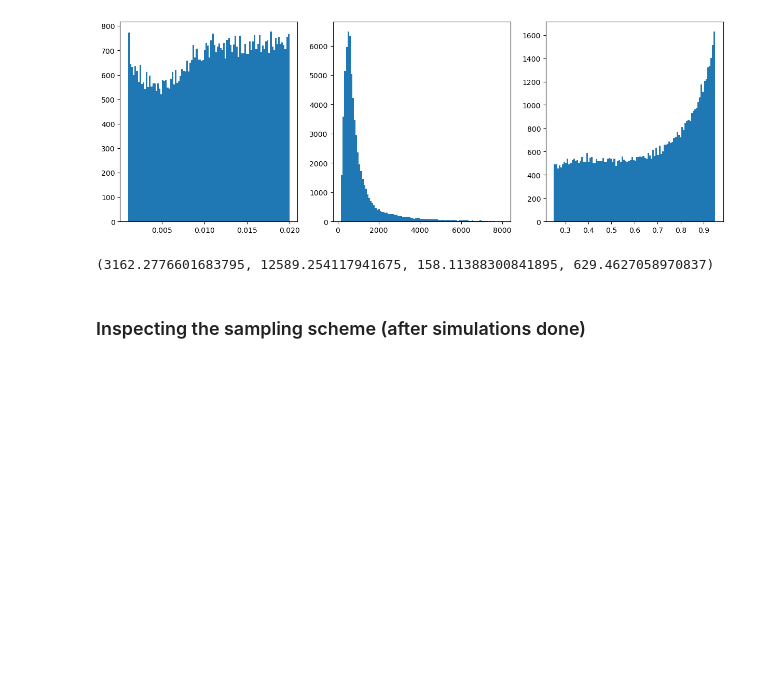
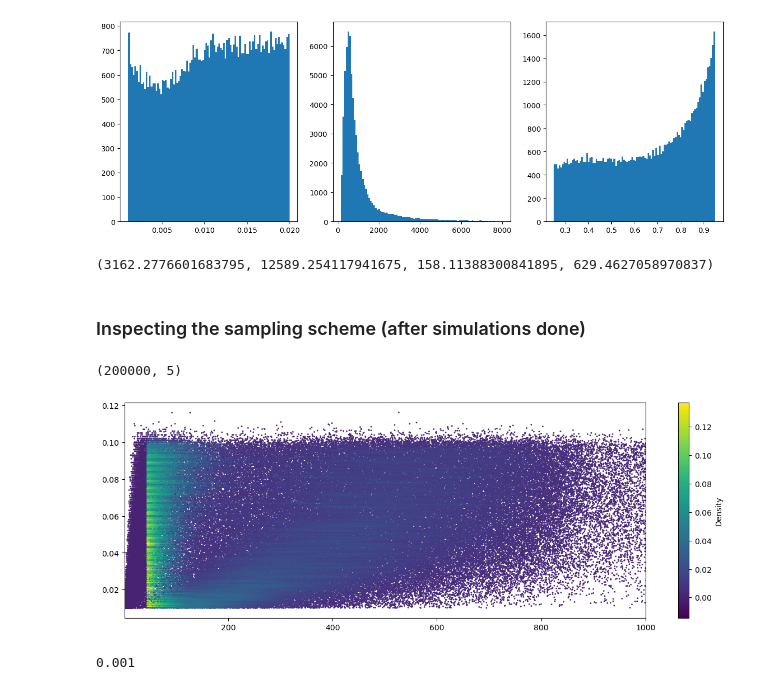
Before and after one commit to ziyimo/popgen-dom-adapt, a Jupyter notebook: DA-SIA/sims/btlnk_sims/sweep_gen_survey.ipynb, the cells around one changed output. Saved outputs shown, nothing was run; the diff lists cells and outputs as text; code cells hidden in the pictures; blank space fills up the shorter version.

```diff
--- a/DA-SIA/sims/btlnk_sims/sweep_gen_survey.ipynb
+++ b/DA-SIA/sims/btlnk_sims/sweep_gen_survey.ipynb
@@ -220,7 +220,7 @@ from matplotlib import cm
 from matplotlib.colors import Normalize
 from scipy.interpolate import interpn
 # %%
-def density_scatter( x , y, ax = None, sort = True, bins = 20, **kwargs )   :
+def density_scatter( x , y, ax = None, sort = True, bins = 200, **kwargs )   :
     """
     Scatter plot colored by 2d histogram
     """
@@ -247,2 +249,2 @@ def density_scatter( x , y, ax = None, sort = True, bins = 20, **kwargs )   :
 # %%
-meta_df = np.genfromtxt('Ugi_1116_sft_scale10.meta', usecols=(1, 2, 3, 4, 5), invalid_raise=False)
+meta_df = np.genfromtxt(f'{dir_path}/pilot0621swp_Nb500.meta', usecols=(1, 2, 3, 4, 5), invalid_raise=False)
@@ -251,2 +251,4 @@ meta_data = np.genfromtxt(f"SASC_1116_sft_scale10.meta", usecols=(1, 2, 3, 4, 5,
 # %%
-meta_data.shape
+meta_df.shape
+# %% [output]
+(200000, 5)
@@ -259,14 +255,15 @@ meta_data
 # %%
 ## For sft swp only: examine drift gen vs. init freq.
 
+# fig, main_ax = plt.subplots(figsize=(10, 5))
+# main_ax.scatter(-meta_df[:, 1], meta_df[:, 3], c=z, s=1)
+# main_ax.set_yscale("log")
+# main_ax.set_xscale("log")
 
-#fig, main_ax = plt.subplots(figsize=(10, 5))
-
-#main_ax.scatter(-meta_df[:, 1], meta_df[:, 3], c=z, s=1)
-#main_ax.set_yscale("log")
-#main_ax.set_xscale("log")
-
-ax = density_scatter(-meta_df[:, 1], meta_df[:, 3], bins = [100,100], s=1)
-ax.set_xlim(0, 10000)
+ax = density_scatter(-meta_df[:, 1], meta_df[:, 3], bins = [500,500], s=1)
+ax.set_xlim(1, 1000)
+#ax.set_xscale("log")
 plt.show()
+# %% [output]
+[figure, added]
 # %%
@@ -276,5 +273,7 @@ sc = meta_df[:, 0]
 AF = meta_df[:, 4]
 # %%
 np.min(sc)
+# %% [output]
+0.001
 # %%
 plt.scatter(gen, sc)
```
Also changed, not shown: parts of 11 cells of this notebook, 6 other files.
